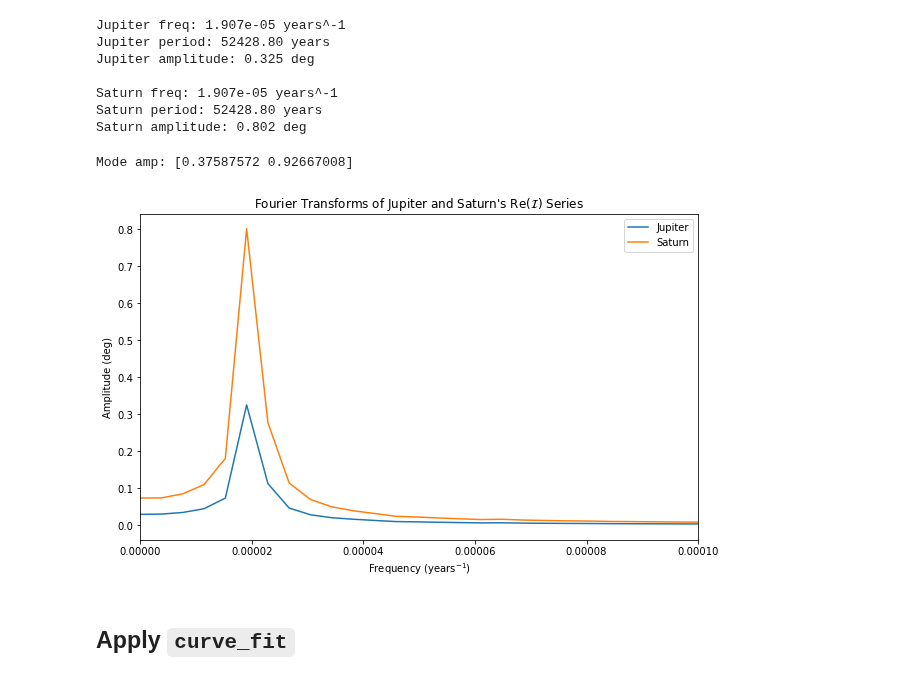
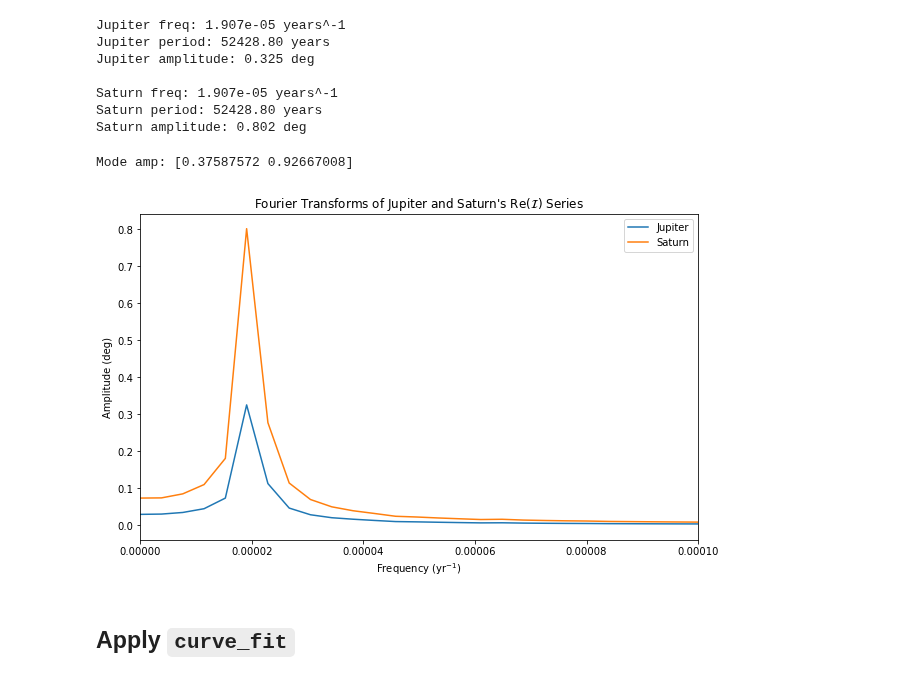
Before and after one commit to Jupiter1994/inc-dynamics, a Jupyter notebook: two_planet/jupiter_saturn.ipynb, the cells around one changed output. Saved outputs shown, nothing was run; the diff lists cells and outputs as text; code cells hidden in the pictures.

```diff
--- a/two_planet/jupiter_saturn.ipynb
+++ b/two_planet/jupiter_saturn.ipynb
@@ -90,6 +90,7 @@ if load_data:
     tstep = 1
     tmax = 2**18 # end time of integration (yr)
     num_steps = int(tmax / tstep)
+    N = num_steps
 
     file_path = f'j_s_complex_incs_%.1E_yrs.pkl' % tmax
 
@@ -215,35 +216,35 @@ Saturn amplitude: 0.802 deg
 j_fft = 2 / num_steps * np.abs(fft.fft(j_complex_incs_deg.real))
 j_fft = j_fft[:N//2]
 s_fft = 2 / num_steps * np.abs(fft.fft(s_complex_incs_deg.real))
 s_fft = s_fft[:N//2]
 
 max_freq = np.argmax(j_fft)
 freqs = fft.fftfreq(num_steps, tstep)[:N//2]
 
 mode_amp = np.array([j_fft[max_freq], s_fft[max_freq]])
 mode_amp = mode_amp / np.linalg.norm(mode_amp)
 print(f'Mode amp: {mode_amp}')
 
 # plot FTs
 fig = plt.figure(figsize=(10,6))
 fig.patch.set_facecolor('white')
 
 plt.plot(freqs, j_fft, label='Jupiter')
 plt.plot(freqs, s_fft, label='Saturn')
 
-plt.xlabel('Frequency (years$^{-1}$)')
+plt.xlabel('Frequency (yr$^{-1}$)')
 plt.xlim(0, 1e-4)
 plt.ylabel('Amplitude (deg)')
 
 plt.title("Fourier Transforms of Jupiter and Saturn's Re($\mathcal{I}$) Series")
 plt.legend()
 
 fig_path = "Figures/JS_FTs.png"
 plt.savefig(fig_path, bbox_inches='tight')
 plt.show()
 # %% [output]
 Mode amp: [0.37587572 0.92667008]
-[figure, old version]
+[figure, new version]
 # %% [markdown]
 ## Apply `curve_fit`
 # %%
```
Also changed, not shown: parts of 2 cells of this notebook, 9 other files.
